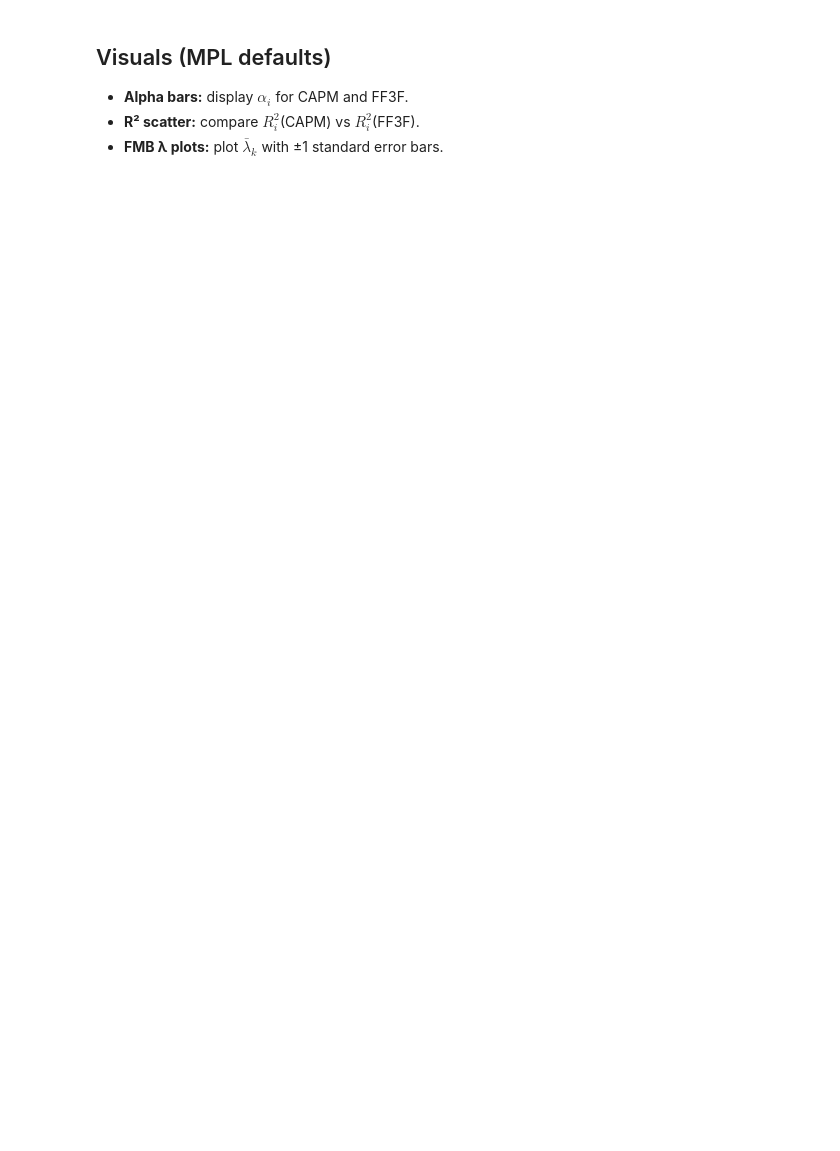
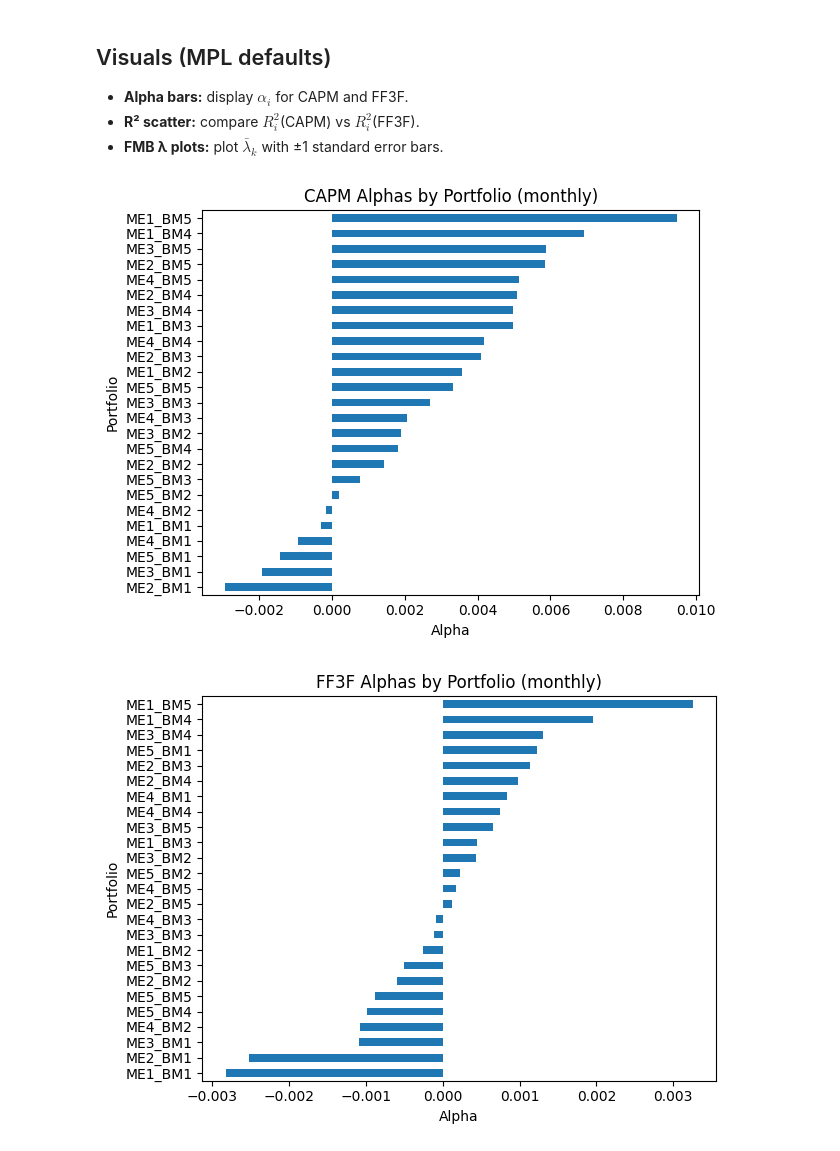
Before and after one commit to dhajibashi/Project_3, a Jupyter notebook: FIN684_Project_III.ipynb, the cells around one changed output. Saved outputs shown, nothing was run; the diff lists cells and outputs as text; code cells hidden in the pictures; blank space fills up the shorter version.

```diff
--- a/FIN684_Project_III.ipynb
+++ b/FIN684_Project_III.ipynb
@@ -829,49 +958,52 @@ $$
 - **R² scatter:** compare $R_i^2$(CAPM) vs $R_i^2$(FF3F).
 - **FMB λ plots:** plot $\bar{\lambda}_k$ with ±1 standard error bars.
 # %%
-# # 1) CAPM alpha bars
-# plt.figure()
-# capm_table["Alpha"].sort_values().plot(kind="barh")
-# plt.title("CAPM Alphas by Portfolio (monthly)")
-# plt.xlabel("Alpha")
-# plt.tight_layout()
-# plt.show()
+# 1) CAPM alpha bars
+plt.figure()
+capm_table["Alpha"].sort_values().plot(kind="barh")
+plt.title("CAPM Alphas by Portfolio (monthly)")
+plt.xlabel("Alpha")
+plt.tight_layout()
+plt.show()
 
-# # 2) FF3F alpha bars
-# plt.figure()
-# ff3_table["Alpha"].sort_values().plot(kind="barh")
-# plt.title("FF3F Alphas by Portfolio (monthly)")
-# plt.xlabel("Alpha")
-# plt.tight_layout()
-# plt.show()
+# 2) FF3F alpha bars
+plt.figure()
+ff3_table["Alpha"].sort_values().plot(kind="barh")
+plt.title("FF3F Alphas by Portfolio (monthly)")
+plt.xlabel("Alpha")
+plt.tight_layout()
+plt.show()
 
-# # 3) R² scatter: CAPM vs FF3F
-# plt.figure()
-# x = capm_table["R2"]; y = ff3_table["R2"]
-# plt.scatter(x, y)
-# minv = float(min(x.min(), y.min()))
-# maxv = float(max(x.max(), y.max()))
-# plt.plot([minv, maxv], [minv, maxv])  # 45-degree line
-# plt.title("R²: CAPM vs FF3F (per portfolio)")
-# plt.xlabel("R² CAPM")
-# plt.ylabel("R² FF3F")
-# plt.tight_layout()
-# plt.show()
+# 3) R² scatter: CAPM vs FF3F
+plt.figure()
+x = capm_table["R2"]; y = ff3_table["R2"]
+plt.scatter(x, y)
+minv = float(min(x.min(), y.min()))
+maxv = float(max(x.max(), y.max()))
+plt.plot([minv, maxv], [minv, maxv])  # 45-degree line
+plt.title("R²: CAPM vs FF3F (per portfolio)")
+plt.xlabel("R² CAPM")
+plt.ylabel("R² FF3F")
+plt.tight_layout()
+plt.show()
 
 # # 4) FMB CAPM lambdas (±1 s.e.)
 # plt.figure()
 # s = lambda_capm_summary.loc[["lambda_0","lambda_MKT"]]
 # plt.errorbar(range(s.shape[0]), s["Mean"], yerr=s["StdErr"])
 # plt.xticks(range(s.shape[0]), s.index, rotation=0)
 # plt.title("FMB CAPM — Lambda Means with StdErr")
 # plt.tight_layout()
 # plt.show()
 
 # # 5) FMB FF3F lambdas (±1 s.e.)
 # plt.figure()
 # s = lambda_ff3_summary.loc[["lambda_0","lambda_MKT","lambda_SMB","lambda_HML"]]
 # plt.errorbar(range(s.shape[0]), s["Mean"], yerr=s["StdErr"])
 # plt.xticks(range(s.shape[0]), s.index, rotation=0)
 # plt.title("FMB FF3F — Lambda Means with StdErr")
 # plt.tight_layout()
 # plt.show()
+# %% [output]
+[figure, added]
+[figure, added]
```
Also changed, not shown: parts of 8 cells of this notebook.
